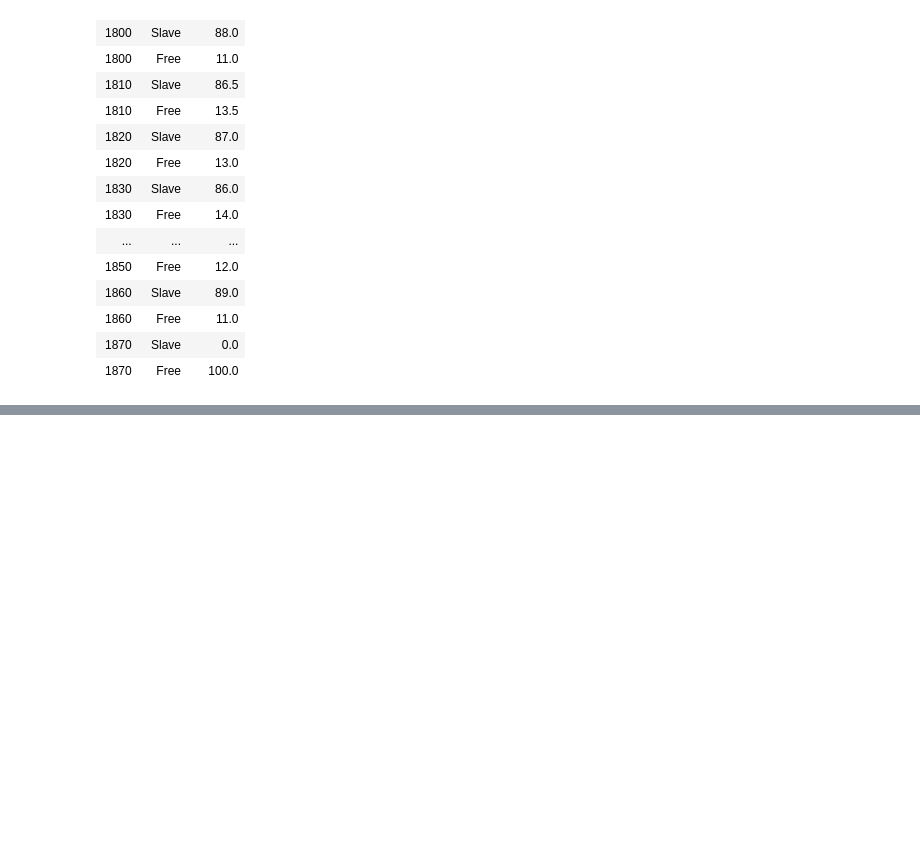
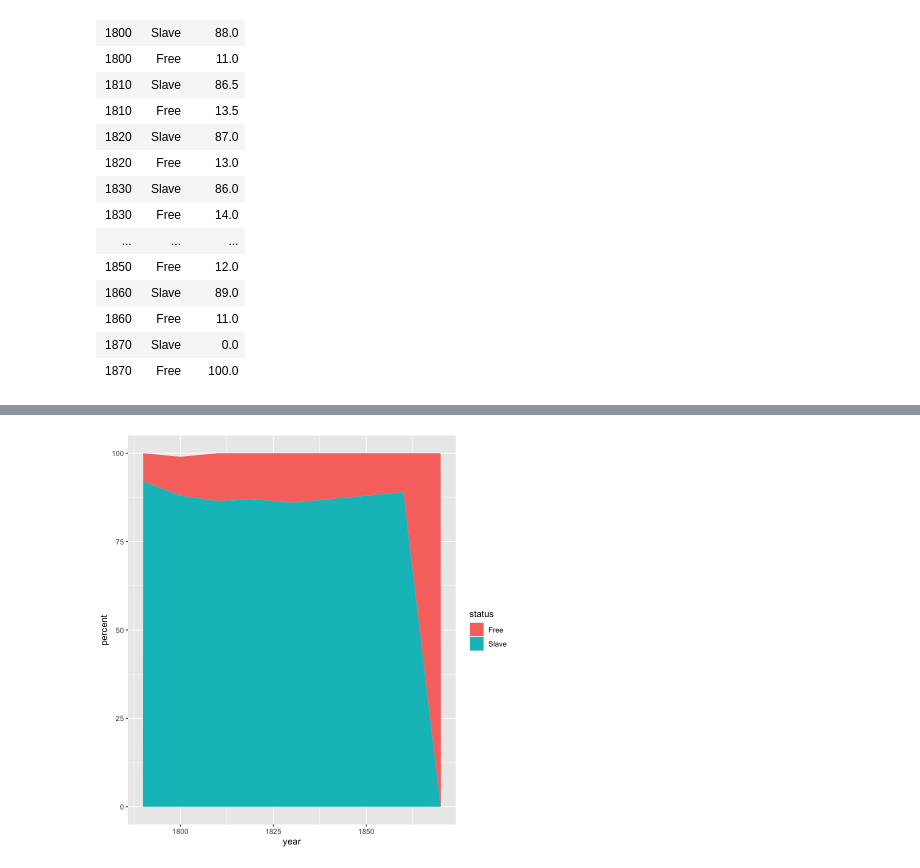
Before and after one commit to ehestir/Du-Bois-STEM, a Jupyter notebook: r_emancipation_dubois.ipynb, the cells around one changed output, grey strips where cells are left out. Cells and saved outputs as stored; diff of their text form; code cells hidden in the pictures; blank space fills up the shorter version.

```diff
--- a/r_emancipation_dubois.ipynb
+++ b/r_emancipation_dubois.ipynb
@@ -42,0 +66,5 @@ A data.frame: 18 × 3
+# %%
+ggplot(d_emancipation_dubois, aes(x = year, y = percent, fill = status)) +
+      geom_area()
+# %% [output]
+[figure, added]
```
Also changed, not shown: parts of 4 cells of this notebook.
